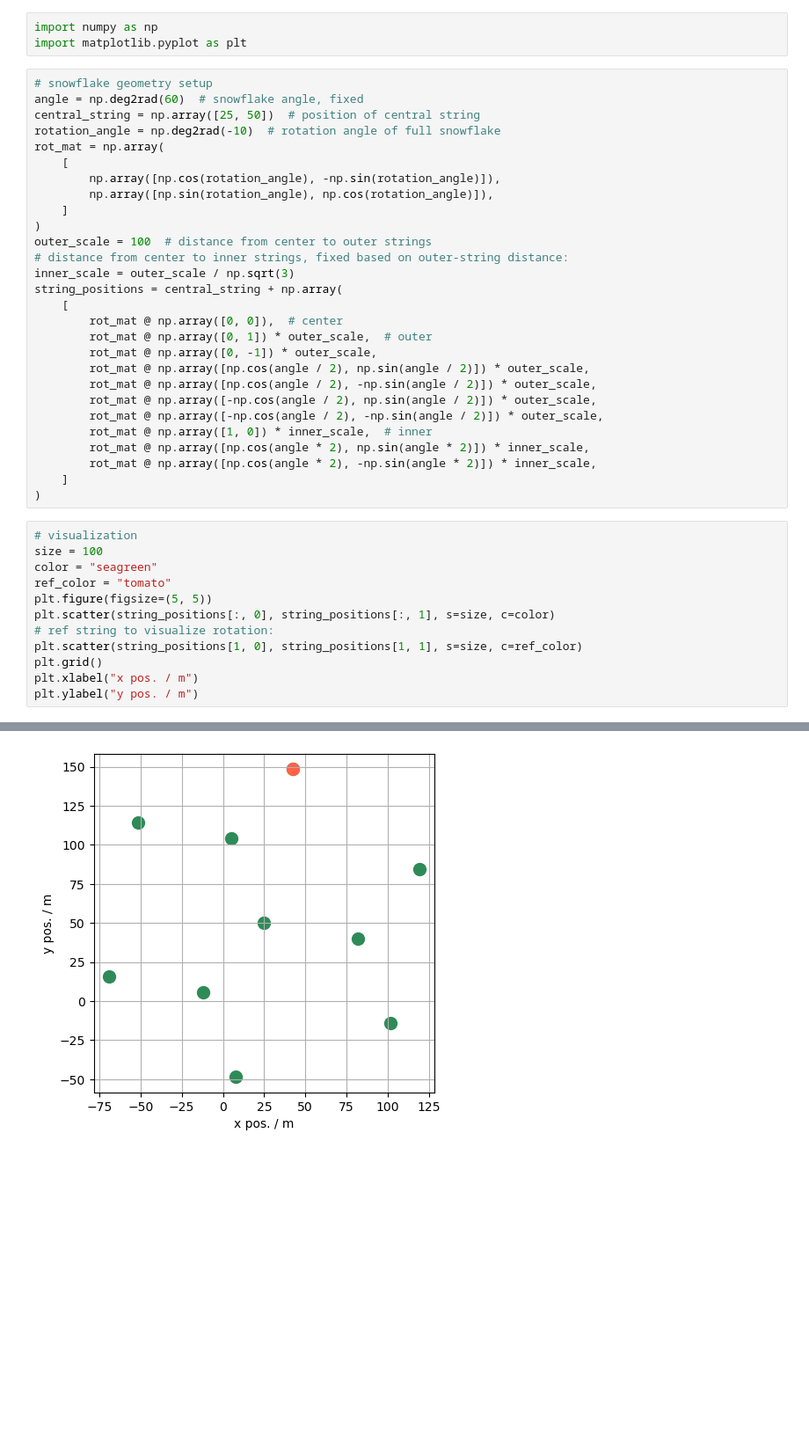
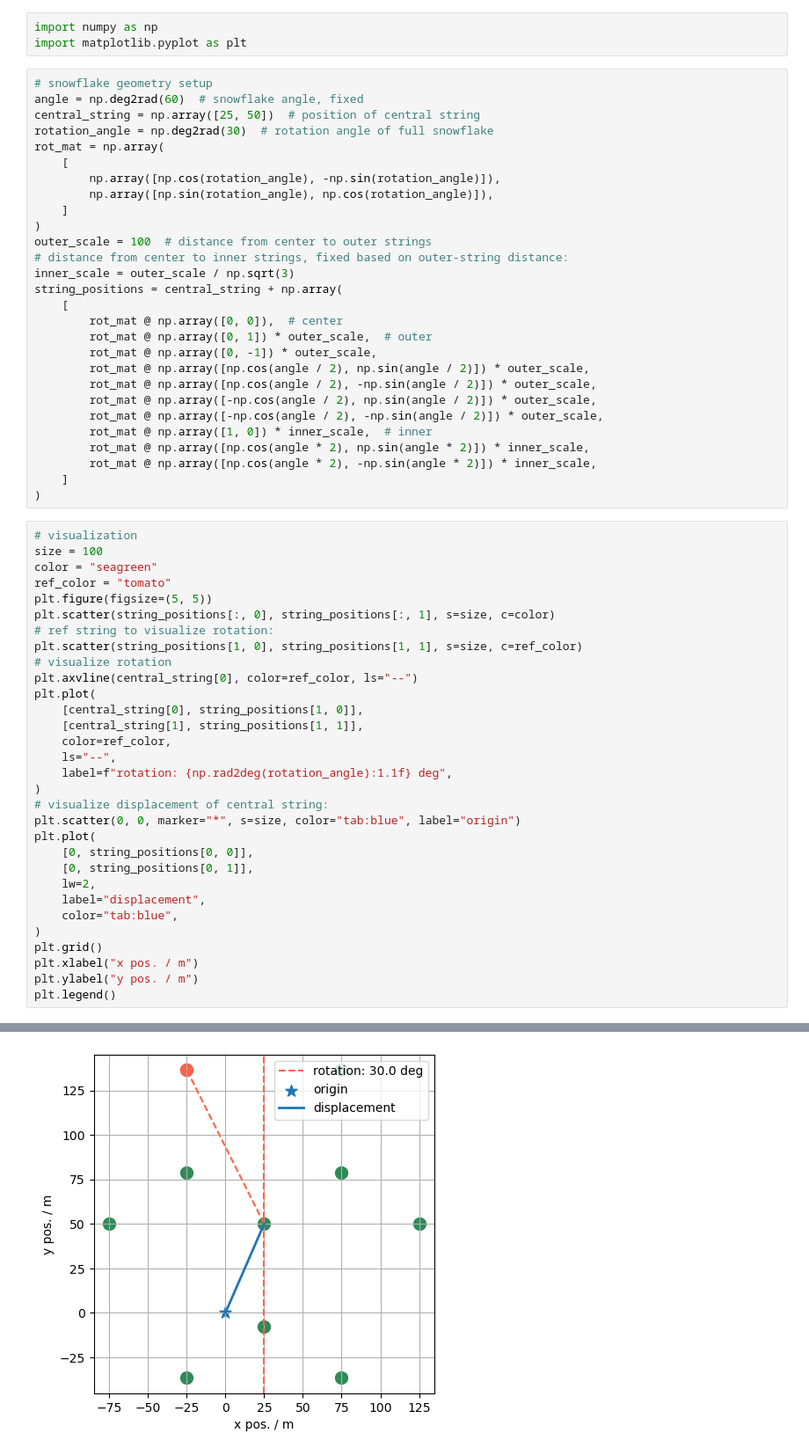
Before and after one commit to pone-software/geometry, a Jupyter notebook: snowflake_geometry.ipynb, the cells around one changed output, grey strips where cells are left out. Shown at 88% size. Drawn from its saved outputs; the diff is of its cells as text; blank space fills up the shorter version.

Commit message:
nice visualization

```diff
--- a/snowflake_geometry.ipynb
+++ b/snowflake_geometry.ipynb
@@ -5,7 +5,7 @@ import matplotlib.pyplot as plt
 # snowflake geometry setup
 angle = np.deg2rad(60)  # snowflake angle, fixed
 central_string = np.array([25, 50])  # position of central string
-rotation_angle = np.deg2rad(-10)  # rotation angle of full snowflake
+rotation_angle = np.deg2rad(30)  # rotation angle of full snowflake
 rot_mat = np.array(
     [
         np.array([np.cos(rotation_angle), -np.sin(rotation_angle)]),
@@ -38,7 +38,26 @@ plt.figure(figsize=(5, 5))
 plt.scatter(string_positions[:, 0], string_positions[:, 1], s=size, c=color)
 # ref string to visualize rotation:
 plt.scatter(string_positions[1, 0], string_positions[1, 1], s=size, c=ref_color)
+# visualize rotation
+plt.axvline(central_string[0], color=ref_color, ls="--")
+plt.plot(
+    [central_string[0], string_positions[1, 0]],
+    [central_string[1], string_positions[1, 1]],
+    color=ref_color,
+    ls="--",
+    label=f"rotation: {np.rad2deg(rotation_angle):1.1f} deg",
+)
+# visualize displacement of central string:
+plt.scatter(0, 0, marker="*", s=size, color="tab:blue", label="origin")
+plt.plot(
+    [0, string_positions[0, 0]],
+    [0, string_positions[0, 1]],
+    lw=2,
+    label="displacement",
+    color="tab:blue",
+)
 plt.grid()
 plt.xlabel("x pos. / m")
 plt.ylabel("y pos. / m")
+plt.legend()
 # %% [output]
@@ -46 +65 @@ Text(0, 0.5, 'y pos. / m')
-[figure, old version]
+[figure, new version]
```
Also changed, not shown: parts of 1 cell of this notebook.
